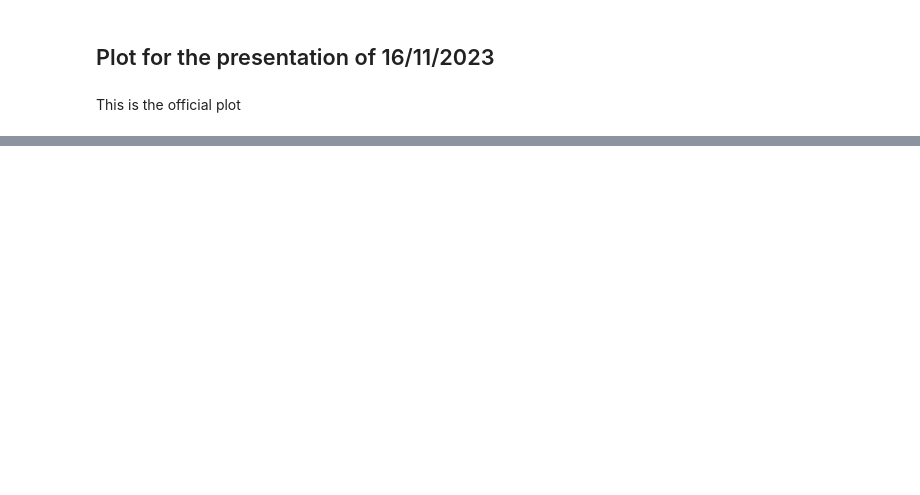
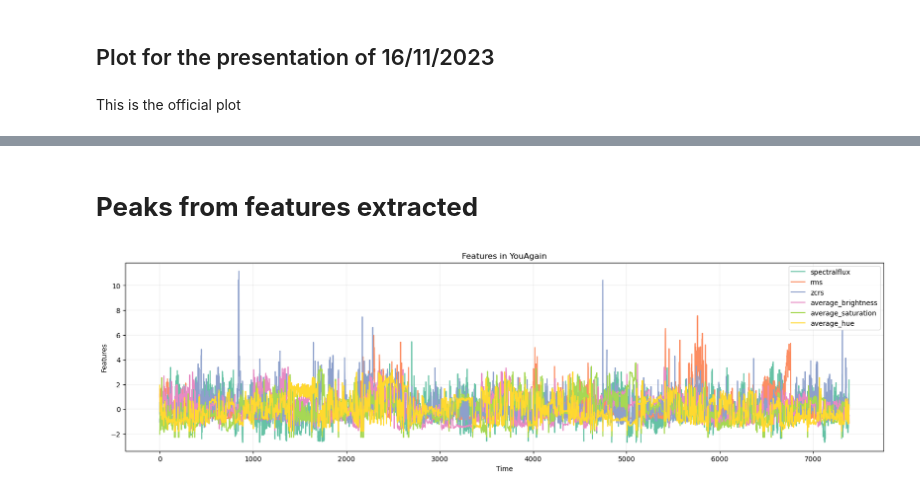
Before and after one commit to silviiaromanato/HigherOrder, a Jupyter notebook: Code/PLS_Silvia/PLS_peaks.ipynb, the cells around one changed output, grey strips where cells are left out. Cells and saved outputs as stored; diff of their text form; code cells hidden in the pictures; blank space fills up the shorter version.

```diff
--- a/Code/PLS_Silvia/PLS_peaks.ipynb
+++ b/Code/PLS_Silvia/PLS_peaks.ipynb
@@ -406,0 +422,22 @@ KeyError: 'Happiness'
+# %% [markdown]
+# **Peaks from features extracted**
+# %%
+# set current directory to parent directory
+
+
+concatenated_features = extract_features_concat(list_movies)
+# %%
+# plot the features
+def plot_features(features, movie):
+    fig, ax = plt.subplots(1, 1, figsize=(20, 5))
+    ax.grid(color='grey', linestyle='-', linewidth=0.25, alpha=0.5)
+    ax.set_title(f'Features in {movie}')
+    ax.set_xlabel('Time')
+    ax.set_ylabel('Features')
+    ax.plot(features)
+    ax.legend(features.columns)
+    plt.show()
+
+plot_features(concatenated_features, movie)
+# %% [output]
+[figure, added]
```
Also changed, not shown: parts of 4 cells of this notebook, 3 other files.
